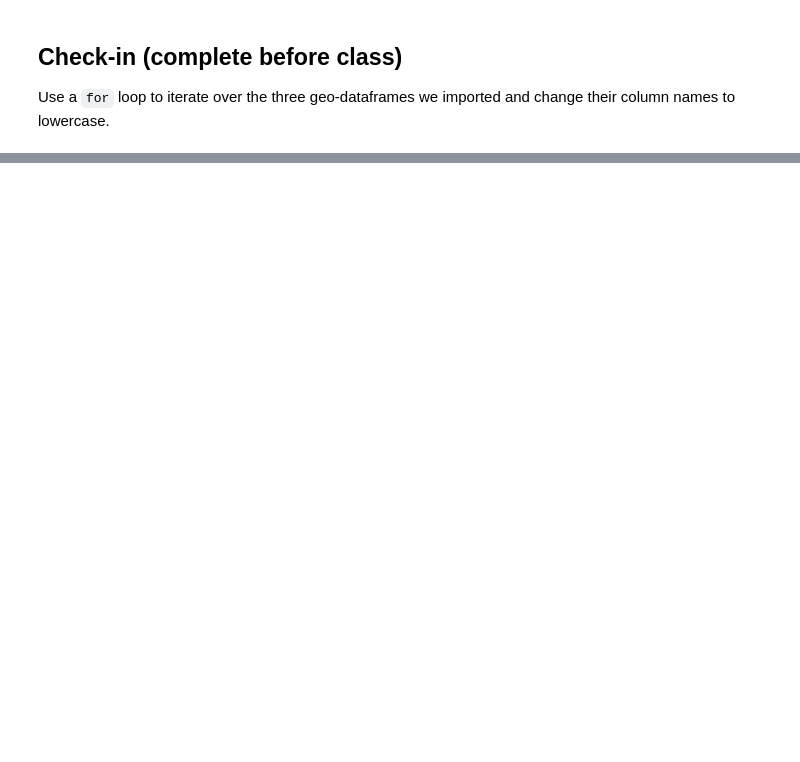
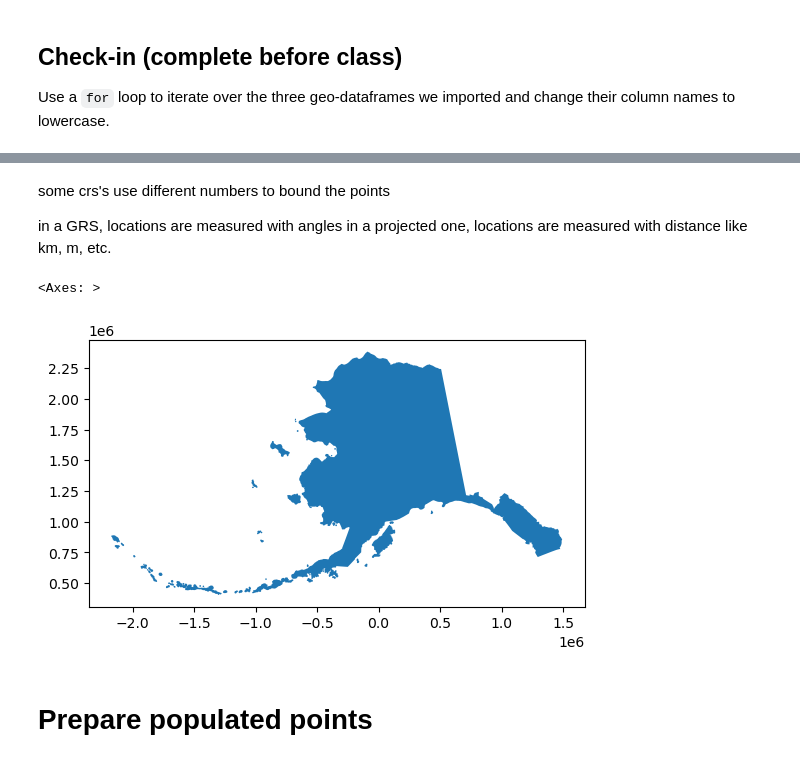
Before and after one commit to edengonzalezz/eds220-in-class, a Jupyter notebook: week7/week-7-clipping-STUDENTS.ipynb, the cells around one changed output, grey strips where cells are left out. Saved outputs shown, nothing was run; the diff lists cells and outputs as text; code cells hidden in the pictures; blank space fills up the shorter version.

```diff
--- a/week7/week-7-clipping-STUDENTS.ipynb
+++ b/week7/week-7-clipping-STUDENTS.ipynb
@@ -78,0 +95,6 @@ Index(['region', 'division', 'statefp', 'statens', 'geoid', 'geoidfq',
+# %%
+# Reproject to CRS optimized for Alaska
+alaska = alaska.to_crs('epsg:3338')
+
+# Inspect the new CRS
+alaska.crs
@@ -78,0 +116,12 @@ Index(['region', 'division', 'statefp', 'statens', 'geoid', 'geoidfq',
+# %% [markdown]
+some crs's use different numbers to bound the points
+
+in a GRS, locations are measured with angles
+in a projected one, locations are measured with distance like km, m, etc.
+# %%
+alaska.plot()
+# %% [output]
+<Axes: >
+[figure, added]
+# %% [markdown]
+# Prepare populated points
```
Also changed, not shown: parts of 35 cells of this notebook.
